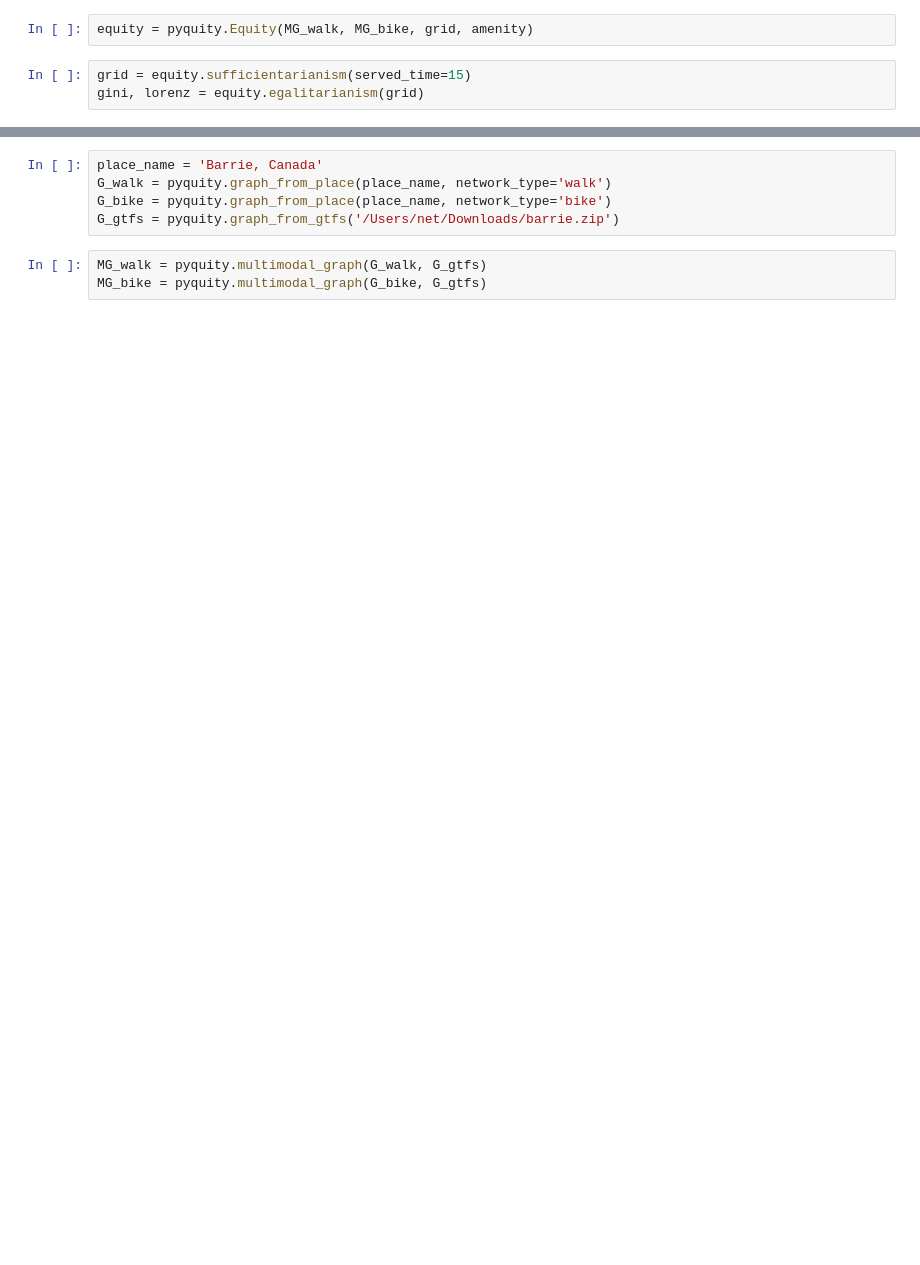
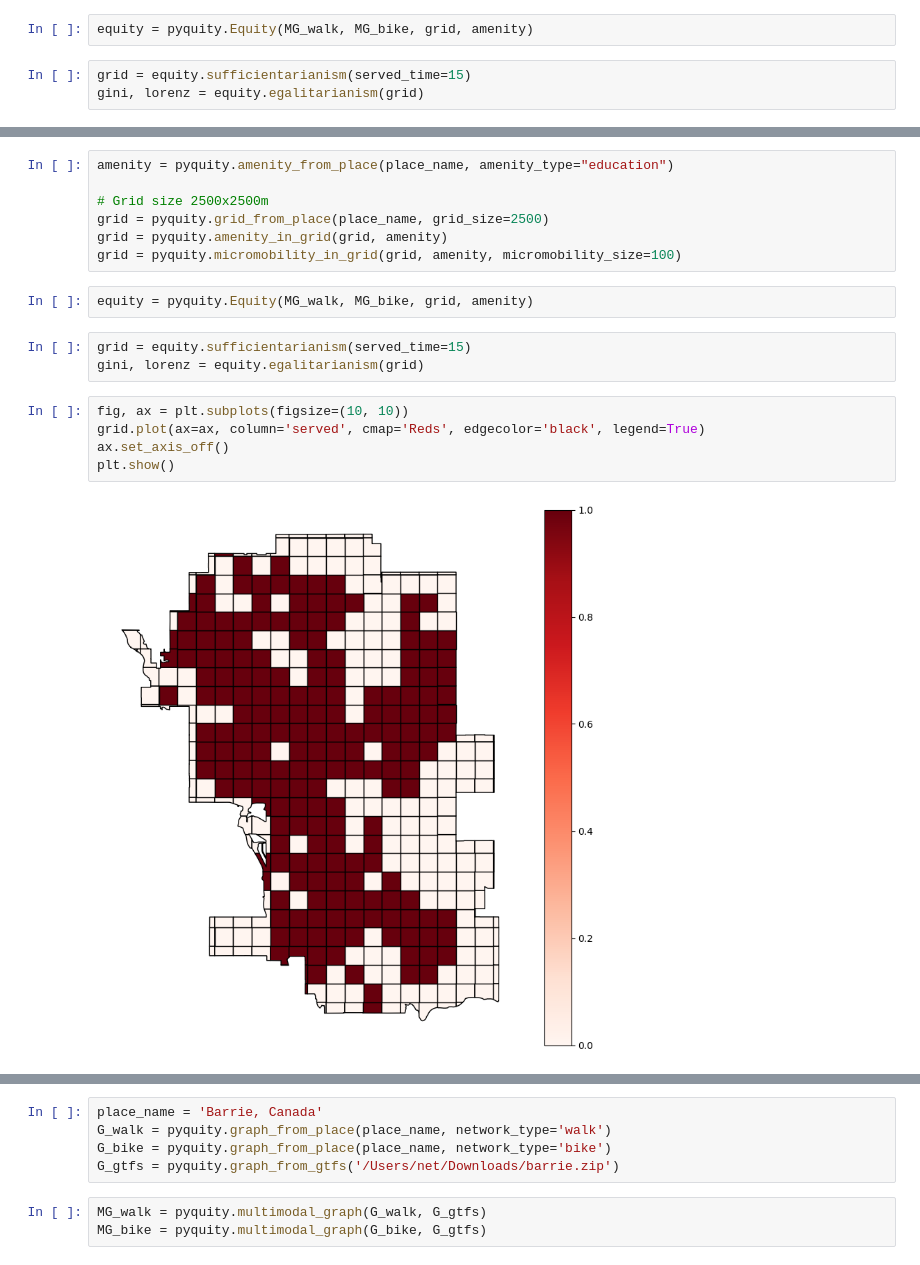
Before and after one commit to pannawatr/pyquity, a Jupyter notebook: examples/main.ipynb, the cells around one changed output, grey strips where cells are left out. Cells and saved outputs as stored; diff of their text form; blank space fills up the shorter version.

```diff
--- a/examples/main.ipynb
+++ b/examples/main.ipynb
@@ -35,0 +68,19 @@ plt.show()
+# %%
+amenity = pyquity.amenity_from_place(place_name, amenity_type="education")
+
+# Grid size 2500x2500m
+grid = pyquity.grid_from_place(place_name, grid_size=2500)
+grid = pyquity.amenity_in_grid(grid, amenity)
+grid = pyquity.micromobility_in_grid(grid, amenity, micromobility_size=100)
+# %%
+equity = pyquity.Equity(MG_walk, MG_bike, grid, amenity)
+# %%
+grid = equity.sufficientarianism(served_time=15)
+gini, lorenz = equity.egalitarianism(grid)
+# %%
+fig, ax = plt.subplots(figsize=(10, 10))
+grid.plot(ax=ax, column='served', cmap='Reds', edgecolor='black', legend=True)
+ax.set_axis_off()
+plt.show()
+# %% [output]
+[figure, added]
```
Also changed, not shown: parts of 23 cells of this notebook.
